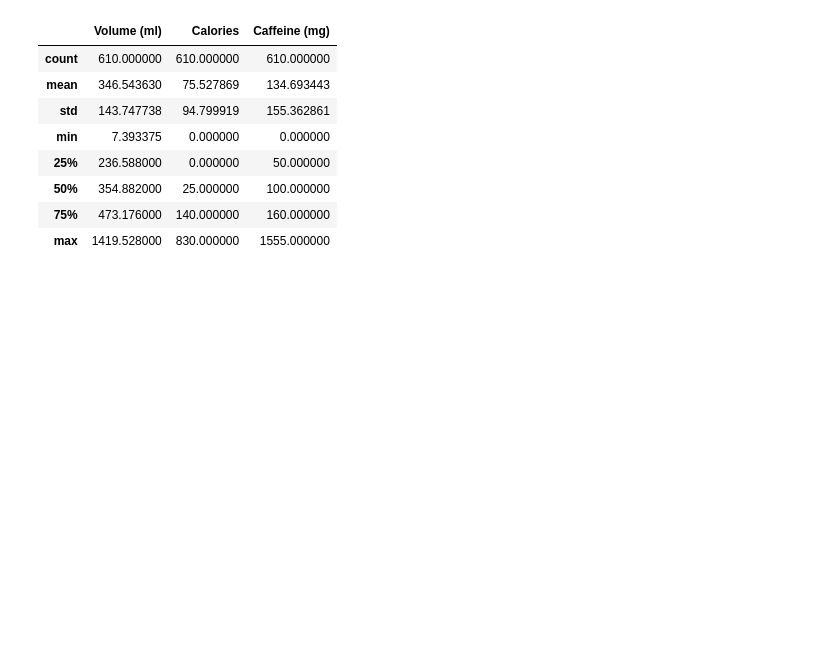
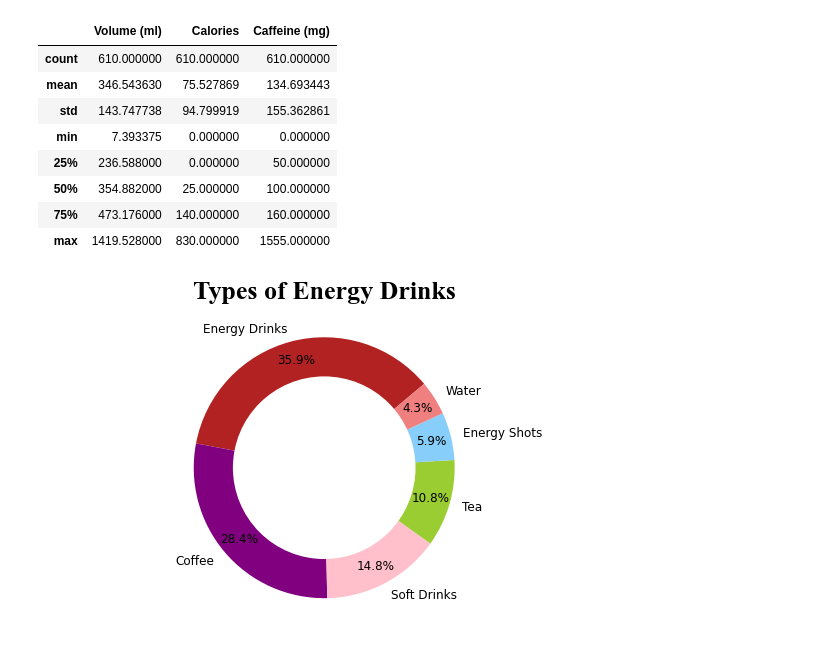
Before and after one commit to LWKYDTWSH/SMU-Project-1-Group-6, a Jupyter notebook: Bekhem's work/Caffeine_BH.ipynb, the cells around one changed output. Saved outputs shown, nothing was run; the diff lists cells and outputs as text; code cells hidden in the pictures; blank space fills up the shorter version.

```diff
--- a/Bekhem's work/Caffeine_BH.ipynb
+++ b/Bekhem's work/Caffeine_BH.ipynb
@@ -48,3 +60,27 @@ file.describe()
 | 50% | 354.882000 | 25.000000 | 100.000000 |
 | 75% | 473.176000 | 140.000000 | 160.000000 |
 | max | 1419.528000 | 830.000000 | 1555.000000 |
+# %%
+#Copy data frame
+df = file.copy()
+# %%
+drink_types = df.type.value_counts().index.tolist()
+drink_type_counts = df.type.value_counts().values.tolist()
+colors = ["firebrick", "purple", "pink", "yellowgreen", "lightskyblue", "lightcoral"]
+explode = (0, 0, 0, 0, 0, 0)
+
+fig = plt.figure(figsize=(10,6))
+
+plt.title("Types of Energy Drinks", fontsize = 26, fontweight = "bold", font = "Times New Roman")
+plt.axis("equal")
+
+centre_circle = plt.Circle((0,0), 0.70, fc='white')
+
+
+plt.pie(drink_type_counts, explode=explode, labels=drink_types, colors=colors,
+        autopct="%1.1f%%", shadow=False, startangle=40, textprops={'fontsize': 12}, pctdistance=0.85)
+
+fig.gca().add_artist(centre_circle)
+plt.show()
+# %% [output]
+[figure, added]
```
Also changed, not shown: parts of 9 cells of this notebook, 5 other files.
